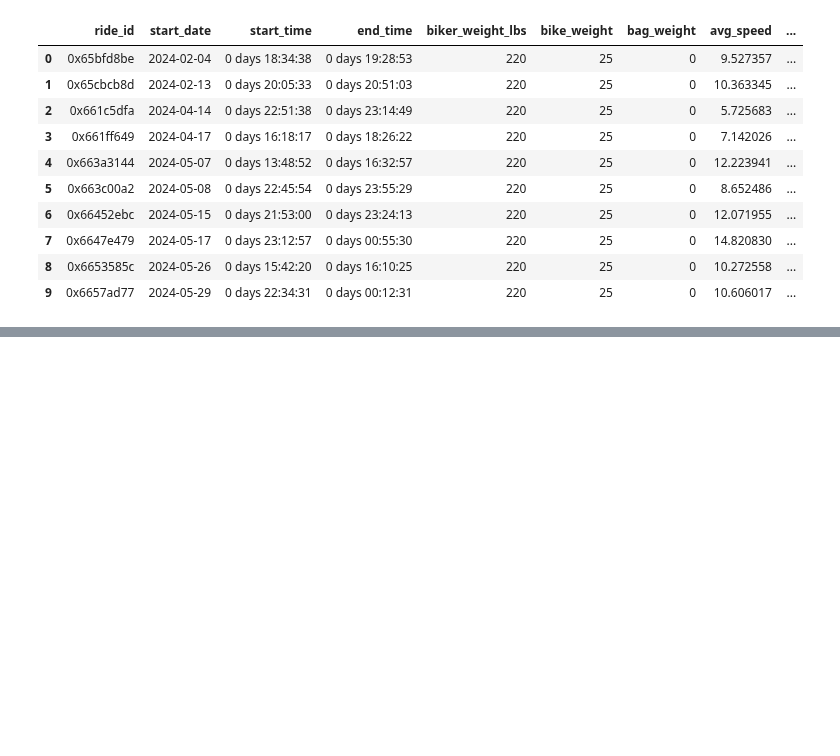
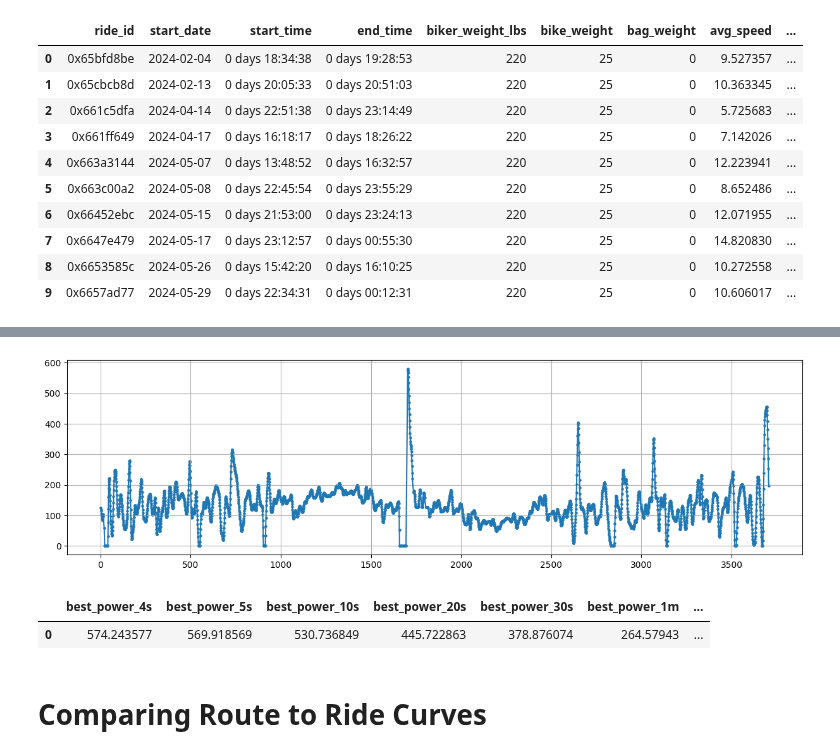
Before and after one commit to ericbauer55/bike-fitness-tracking, a Jupyter notebook: notebooks/1_Post_Enrichment_EDA/3_route_power_profiling.ipynb, the cells around one changed output, grey strips where cells are left out. Cells and saved outputs as stored; diff of their text form; code cells hidden in the pictures; blank space fills up the shorter version.

```diff
--- a/notebooks/1_Post_Enrichment_EDA/3_route_power_profiling.ipynb
+++ b/notebooks/1_Post_Enrichment_EDA/3_route_power_profiling.ipynb
@@ -71,0 +82,2 @@ _ = plt.grid()
+# %%
+df_ride1['speed'] = const_speed
@@ -71,0 +96,38 @@ _ = plt.grid()
+# %%
+def get_instantaneous_power(df:pd.DataFrame, power_params:dict, total_weight:float,
+                            speed_column:str='speed', grade_column:str='filt_grade_saturated'):
+    df = df.copy()
+    cols_to_drop_later = ['grade_radians','speed_MpS','F_grav','F_fric','F_drag', 'F_sum',
+                        'total_speed']
+    params = power_params
+    pounds_to_kilograms = 0.453592
+    total_mass = pounds_to_kilograms * total_weight
+
+    # Convert the terrain slope into radians
+    df['grade_radians'] = np.arctan(df[grade_column]/100)
+
+    # Convert the speed units into meters per second
+    mph2MpS = 0.44704 # 1 MPH = 0.44704 m/s
+    df['speed_MpS'] = mph2MpS * df[speed_column]
+
+    # Get the total speed component with wind (placeholder)
+    df['total_speed'] = df['speed_MpS']
+
+    # Calculate the individual forces
+    df['F_grav'] = total_mass*params['gravity'] * np.sin(df['grade_radians'])
+    df['F_fric'] = params['mu_rr']*total_mass*params['gravity'] * np.cos(df['grade_radians'])
+    full_coefficient = 0.5 * params['rho_air'] * params['area'] * params['c_drag']
+    df['F_drag'] = (full_coefficient) * np.power(df['total_speed'], 2) # k(v)^2
+
+    # Sum the forces
+    df['F_sum'] = df['F_drag'] + df['F_grav'] + df['F_fric']
+
+    # Calculate the non-negative power delivered by the ride (set Power=0 for F_sum <0)
+    df['inst_power'] = (1.0/params['eta_dt']) * df['F_sum'] * df['speed_MpS']
+    df.loc[df['inst_power']<0,'inst_power'] = 0 # coasting when sum of forces is negative (no input power)
+
+    df.drop(columns=cols_to_drop_later, inplace=True)
+
+    return df
+# %%
+df_ride1 = get_instantaneous_power(df_ride1, power_params, 220+25)
@@ -71,0 +143,7 @@ _ = plt.grid()
+# %%
+_ = plt.figure(figsize=(15,4))
+_ = plt.plot(df_ride1['inst_power'])
+_ = plt.scatter(df_ride1.index, df_ride1['inst_power'], s=5)
+_ = plt.grid()
+# %% [output]
+[figure, added]
@@ -71,0 +182,7 @@ _ = plt.grid()
+# %%
+route_power_curve
+# %% [output]
+|  | best_power_4s | best_power_5s | best_power_10s | best_power_20s | best_power_30s | best_power_1m | ... |
+| 0 | 574.243577 | 569.918569 | 530.736849 | 445.722863 | 378.876074 | 264.57943 | ... |
+# %% [markdown]
+# Comparing Route to Ride Curves
```
Also changed, not shown: parts of 16 cells of this notebook, 1 other file.
